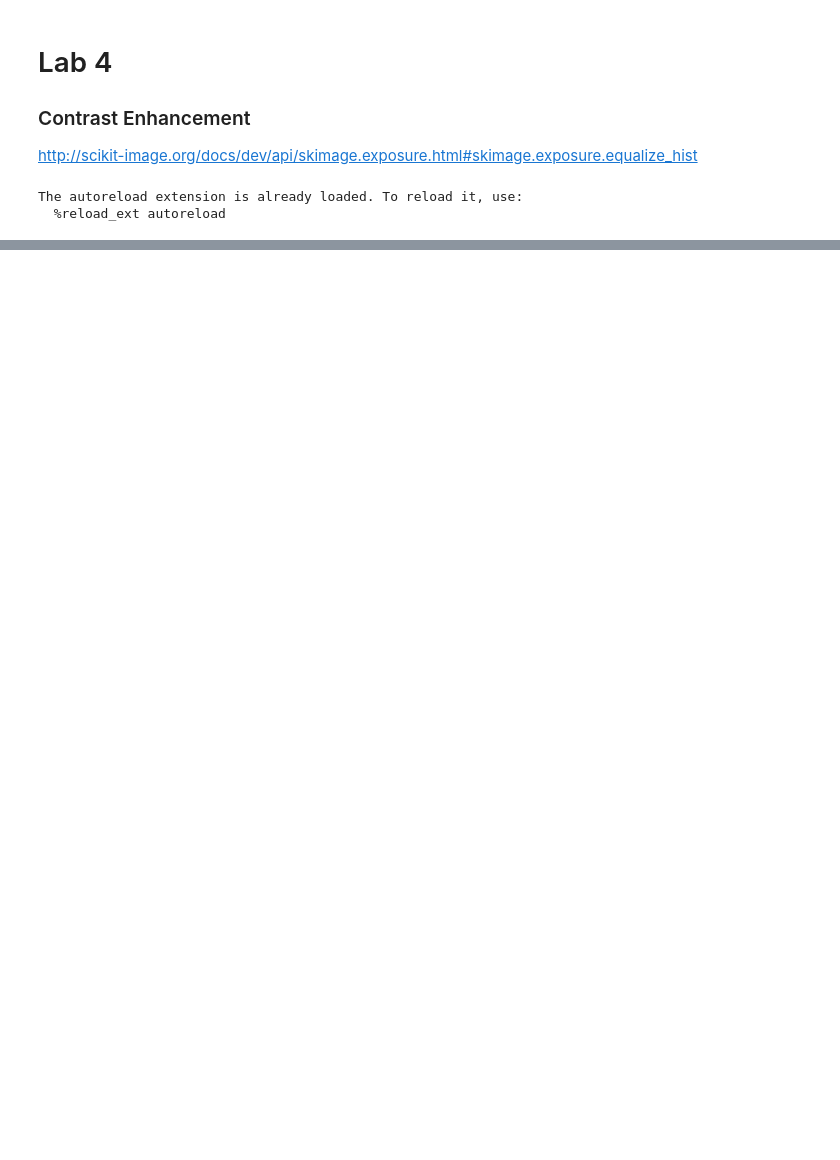
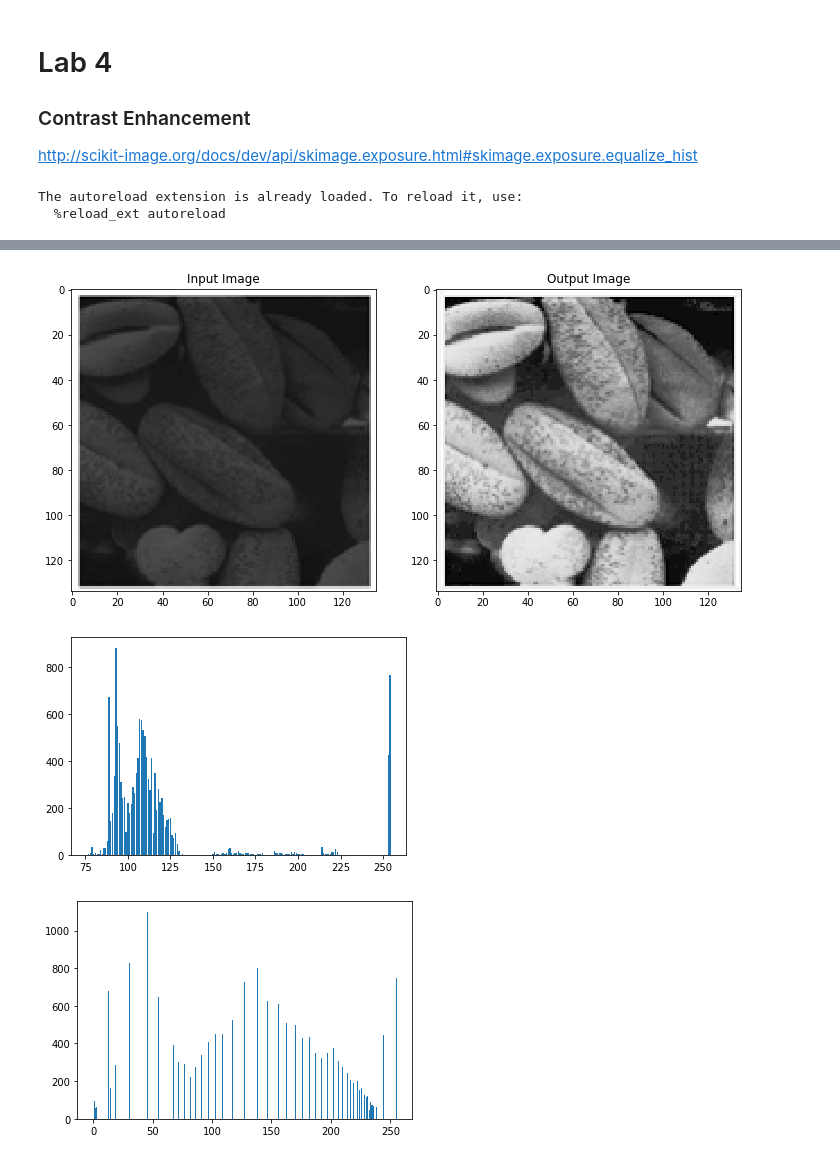
Before and after one commit to OmarDesoky/Image-processing, a Jupyter notebook: Lab3-std/Lab3/Lab3_STD.ipynb, the cells around one changed output, grey strips where cells are left out. Cells and saved outputs as stored; diff of their text form; code cells hidden in the pictures; blank space fills up the shorter version.

```diff
--- a/Lab3-std/Lab3/Lab3_STD.ipynb
+++ b/Lab3-std/Lab3/Lab3_STD.ipynb
@@ -141,0 +86,33 @@ showHist(out_img)
+# %%
+def getImageWithHist(img,nbins=256):
+    img = rgb2gray(img) * 255
+    # maximum number of gray levels
+    max_gray = int(np.max(img))
+    # generating 1D array of size equal to max gray levels
+    freq = np.zeros((1,max_gray+1))[0]
+    # np.arange makes array of max_gray -1 and we need bins to be max_gray +1 so we add 2
+    freq = np.histogram(img,bins = np.arange(max_gray+2))[0]
+    # calculating probability of pixel intensities
+    img_size = img.shape[0] * img.shape[1]
+
+    cumu_hist = freq/(img_size)
+    cumu_hist = np.cumsum(cumu_hist)
+    cumu_hist *= (max_gray)
+    cumu_hist = np.around(cumu_hist).astype(int)
+
+    out_img = np.zeros(img.shape)
+    out_img = cumu_hist[np.copy(img).astype(int)]
+
+    #rendering i/o image
+    show_images([img, out_img], ['Input Image', 'Output Image'])
+    # before applying histogram equalizer
+    showHist(img)
+    # after applying histogram equalizer
+    showHist(out_img)
+# %%
+img = io.imread('imgs/Picture2.png')
+getImageWithHist(img,nbins=256)
+# %% [output]
+[figure, added]
+[figure, added]
+[figure, added]
```
Also changed, not shown: parts of 12 cells of this notebook.
